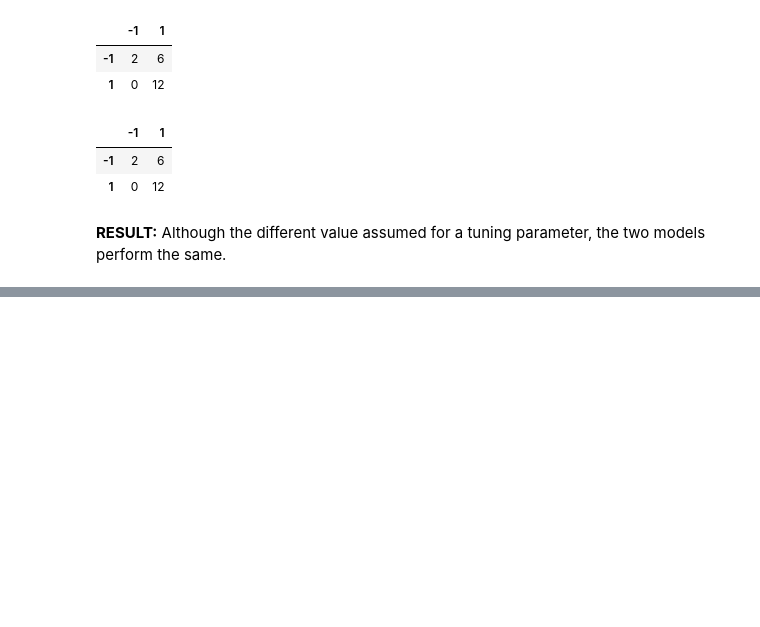
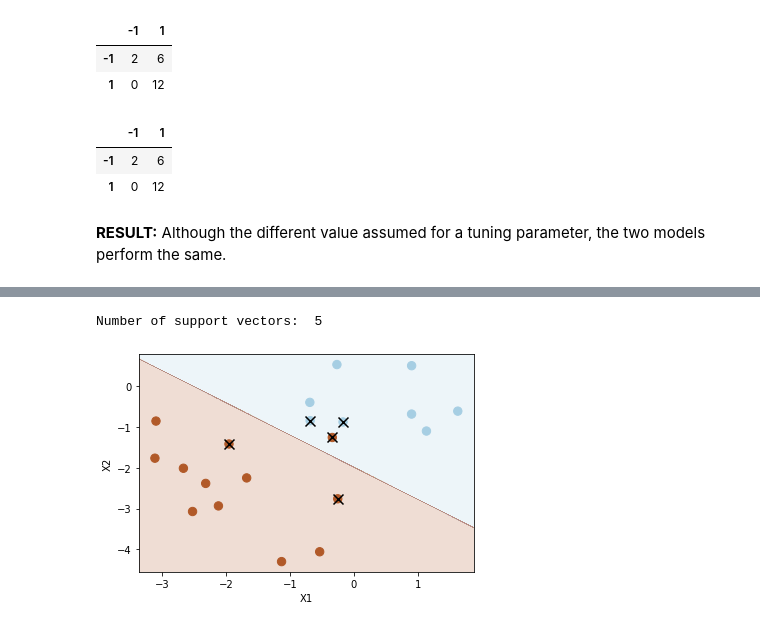
Before and after one commit to Morgan-Sell/islr-labs-exercises-python, a Jupyter notebook: labs/09_svm_lab.ipynb, the cells around one changed output, grey strips where cells are left out. Drawn from its saved outputs; the diff is of its cells as text; code cells hidden in the pictures; blank space fills up the shorter version.

```diff
--- a/labs/09_svm_lab.ipynb
+++ b/labs/09_svm_lab.ipynb
@@ -167,0 +183,7 @@ pd.DataFrame(confusion_matrix(y_test, y_pred), index=svc3.classes_, columns=svc3
+# %%
+svc5 = SVC(C=1, kernel='linear')
+svc5.fit(X_test, y_test)
+plot_svc(svc5, X_test, y_test)
+# %% [output]
+Number of support vectors:  5
+[figure, added]
```
Also changed, not shown: parts of 14 cells of this notebook.
